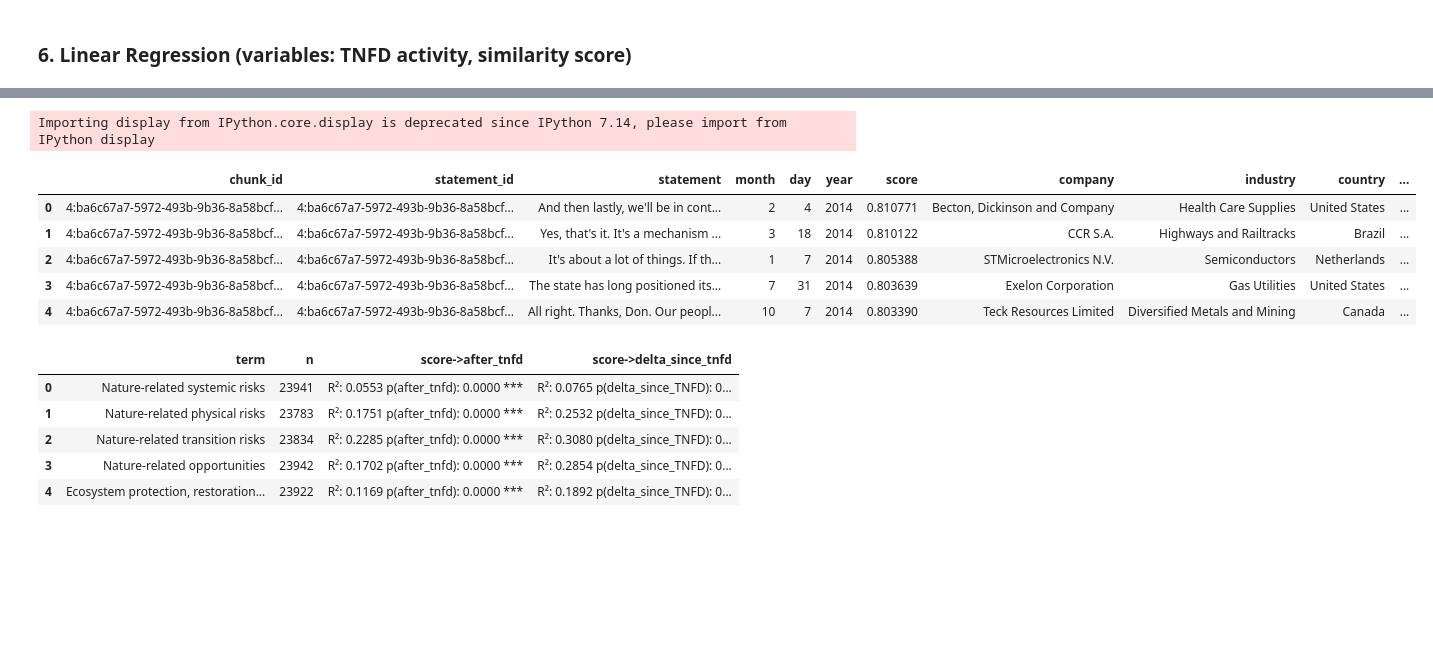
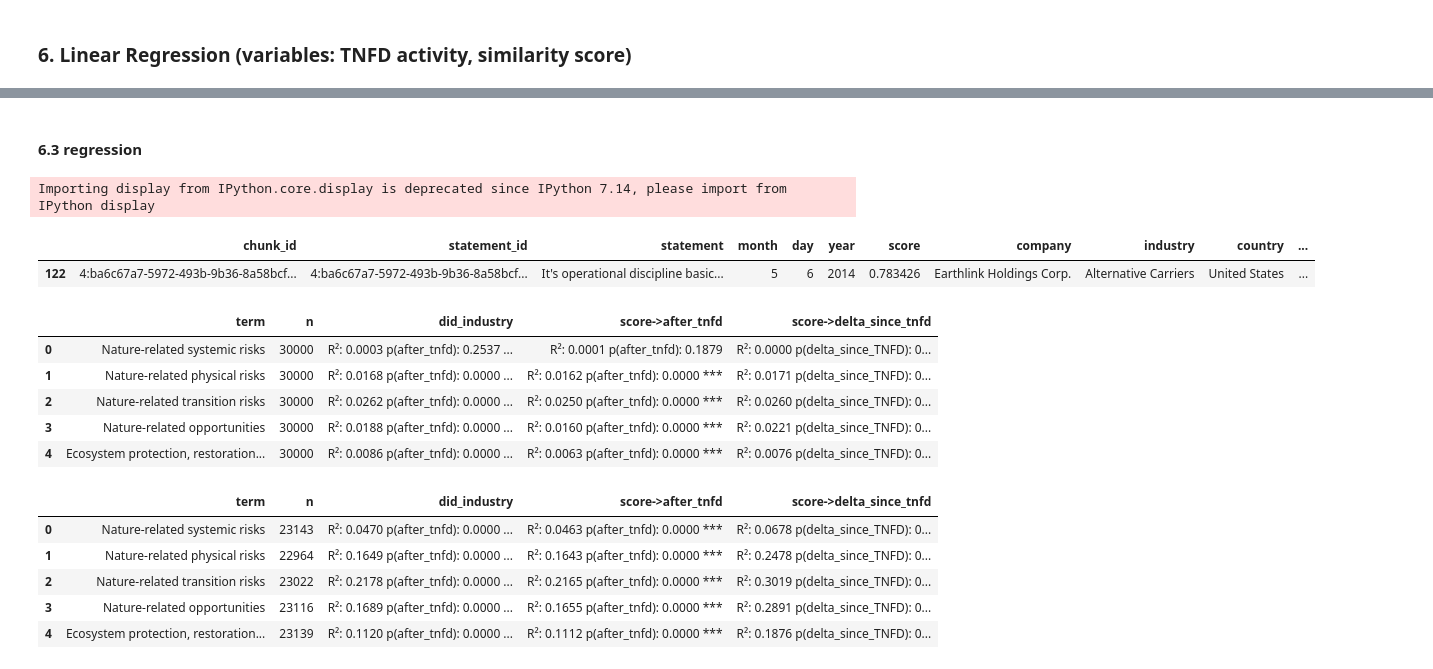
Before and after one commit to jkammering97/neo4j_repository, a Jupyter notebook: biodiversity_term_analysis.ipynb, the cells around one changed output, grey strips where cells are left out. Cells and saved outputs as stored; diff of their text form; code cells hidden in the pictures; blank space fills up the shorter version.

Commit message:
industry classifications

```diff
--- a/biodiversity_term_analysis.ipynb
+++ b/biodiversity_term_analysis.ipynb
@@ -1136,0 +1262,16 @@ boxplot_terms_over_time(year_bin_matches_nature_related,terms)
+# %%
+# Create a new column for binned years (grouping in 2-year intervals)
+year_bin_matches_nature_related["year_binned"] = (year_bin_matches_nature_related["year"] // 2) * 2
+
+# Compute the mean and IQR (Q1, Q3) for each term by binned year
+summary = (
+    year_bin_matches_nature_related
+    .groupby(['term', 'year_binned'])['score']
+    .describe(percentiles=[0.25, 0.75])[['mean', '25%', '75%']]
+    .rename(columns={'25%': 'Q1', '75%': 'Q3'}))
+
+# Format each row into a compact string: "Mean: value | IQR: [Q1 - Q3]"
+summary_formatted = summary.apply(lambda row: f"{row['mean']:.3f} ({round(row['Q3'] - row['Q1'],3)})", axis=1)
+
+# Pivot table: Terms as rows, Binned Years as columns
+summary_pivot = summary_formatted.unstack(level='year_binned')
@@ -1151,3 +1322,10 @@ year_bin_matches_nature_related.head()
 # %%
 impact_classifications = pd.read_json("/Users/joey/Desktop/uni/Master/neo4j_repository/data/industry_classifications_with_counts.json")
-year_bin_matches_nature_related['tnfd_primary_secondary_impact'] = year_bin_matches_nature_related['industry'].isin(impact_classifications[impact_classifications['nature_dependency']=='Primary'|'Secondary']).astype(int)
+
+# Filter for industries with 'Primary' or 'Secondary' nature dependency
+relevant_industries = impact_classifications[
+    impact_classifications['nature_dependency'].isin(['Primary'])#, 'Secondary'])
+]['industry']
+
+# Create binary column based on whether industry is in the relevant set
+year_bin_matches_nature_related['tnfd_primary_secondary_impact'] = year_bin_matches_nature_related['industry'].isin(relevant_industries).astype(int)
@@ -1175,3 +1341,5 @@ data_nature_related_opportunities['did_term_industry'] = (data_nature_related_op
+# %%
+year_bin_matches_nature_related['did_term_industry'] = (year_bin_matches_nature_related['after_tnfd'] * year_bin_matches_nature_related['tnfd_primary_secondary_impact'])
 # %%
 terms = data_nature_related_opportunities['term'].unique().tolist()
 # %%
@@ -1185,10 +1353,10 @@ def trim_outliers_iqr(group):
     return group[(group >= lower_bound) & (group <= upper_bound)]
 
 # Apply IQR trimming per term & year
-year_bin_matches_nature_related['score_trimmed'] = year_bin_matches_nature_related.groupby(['term', 'year'])['score'].transform(lambda x: trim_outliers_iqr(x))
+year_bin_matches_nature_related_inception_phase['score_trimmed'] = year_bin_matches_nature_related_inception_phase.groupby(['term', 'year'])['score'].transform(lambda x: trim_outliers_iqr(x))
 
 # Remove rows where 'score_trimmed' is NaN (i.e., outliers removed)
-year_bin_matches_nature_related.dropna(subset=['score_trimmed'], inplace=True)
+year_bin_matches_nature_related_inception_phase.dropna(subset=['score_trimmed'], inplace=True)
 
 # Display results
-print(year_bin_matches_nature_related.head())
+print(year_bin_matches_nature_related_inception_phase.head())
@@ -1204,5 +1363,7 @@ matches_nature_related.head()
 # %%
 year_bin_matches_nature_related.dropna(inplace=True)
+# %% [markdown]
+#### 6.3 regression
 # %%
 import numpy as np
 import pandas as pd
@@ -1346,22 +1504,27 @@ Importing display from IPython.core.display is deprecated since IPython 7.14, pl
 # %%
 df_risks_opportunities = pd.read_csv("/Users/joey/Desktop/uni/Master/neo4j_repository/data/chunks_w_nature_related_risks_opportunities.csv",sep=";")
 # %%
-year_bin_matches_nature_related.head()
+year_bin_matches_nature_related.head(1)
 # %% [output]
 |  | chunk_id | statement_id | statement | month | day | year | score | company | industry | country | ... |
-| 0 | 4:ba6c67a7-5972-493b-9b36-8a58bcf... | 4:ba6c67a7-5972-493b-9b36-8a58bcf... | And then lastly, we'll be in cont... | 2 | 4 | 2014 | 0.810771 | Becton, Dickinson and Company | Health Care Supplies | United States | ... |
-| 1 | 4:ba6c67a7-5972-493b-9b36-8a58bcf... | 4:ba6c67a7-5972-493b-9b36-8a58bcf... | Yes, that's it. It's a mechanism ... | 3 | 18 | 2014 | 0.810122 | CCR S.A. | Highways and Railtracks | Brazil | ... |
-| 2 | 4:ba6c67a7-5972-493b-9b36-8a58bcf... | 4:ba6c67a7-5972-493b-9b36-8a58bcf... | It's about a lot of things. If th... | 1 | 7 | 2014 | 0.805388 | STMicroelectronics N.V. | Semiconductors | Netherlands | ... |
-| 3 | 4:ba6c67a7-5972-493b-9b36-8a58bcf... | 4:ba6c67a7-5972-493b-9b36-8a58bcf... | The state has long positioned its... | 7 | 31 | 2014 | 0.803639 | Exelon Corporation | Gas Utilities | United States | ... |
-| 4 | 4:ba6c67a7-5972-493b-9b36-8a58bcf... | 4:ba6c67a7-5972-493b-9b36-8a58bcf... | All right. Thanks, Don. Our peopl... | 10 | 7 | 2014 | 0.803390 | Teck Resources Limited | Diversified Metals and Mining | Canada | ... |
+| 122 | 4:ba6c67a7-5972-493b-9b36-8a58bcf... | 4:ba6c67a7-5972-493b-9b36-8a58bcf... | It's operational discipline basic... | 5 | 6 | 2014 | 0.783426 | Earthlink Holdings Corp. | Alternative Carriers | United States | ... |
 # %%
-regression_results = fit_and_compute_regression_by_terms(matches_nature_related, terms,with_did=False)
+regression_results = fit_and_compute_regression_by_terms(year_bin_matches_nature_related, terms,with_did=True)
+display(HTML(regression_results.to_html(escape=False)))
+# %% [output]
+|  | term | n | did_industry | score->after_tnfd | score->delta_since_tnfd |
+| 0 | Nature-related systemic risks | 30000 | R²: 0.0003 p(after_tnfd): 0.2537 ... | R²: 0.0001 p(after_tnfd): 0.1879 | R²: 0.0000 p(delta_since_TNFD): 0... |
+| 1 | Nature-related physical risks | 30000 | R²: 0.0168 p(after_tnfd): 0.0000 ... | R²: 0.0162 p(after_tnfd): 0.0000 *** | R²: 0.0171 p(delta_since_TNFD): 0... |
+| 2 | Nature-related transition risks | 30000 | R²: 0.0262 p(after_tnfd): 0.0000 ... | R²: 0.0250 p(after_tnfd): 0.0000 *** | R²: 0.0260 p(delta_since_TNFD): 0... |
+| 3 | Nature-related opportunities | 30000 | R²: 0.0188 p(after_tnfd): 0.0000 ... | R²: 0.0160 p(after_tnfd): 0.0000 *** | R²: 0.0221 p(delta_since_TNFD): 0... |
+| 4 | Ecosystem protection, restoration... | 30000 | R²: 0.0086 p(after_tnfd): 0.0000 ... | R²: 0.0063 p(after_tnfd): 0.0000 *** | R²: 0.0076 p(delta_since_TNFD): 0... |
 # %%
+regression_results = fit_and_compute_regression_by_terms(year_bin_matches_nature_related_inception_phase, terms,with_did=True)
 display(HTML(regression_results.to_html(escape=False)))
 # %% [output]
-|  | term | n | score->after_tnfd | score->delta_since_tnfd |
-| 0 | Nature-related systemic risks | 23941 | R²: 0.0553 p(after_tnfd): 0.0000 *** | R²: 0.0765 p(delta_since_TNFD): 0... |
-| 1 | Nature-related physical risks | 23783 | R²: 0.1751 p(after_tnfd): 0.0000 *** | R²: 0.2532 p(delta_since_TNFD): 0... |
-| 2 | Nature-related transition risks | 23834 | R²: 0.2285 p(after_tnfd): 0.0000 *** | R²: 0.3080 p(delta_since_TNFD): 0... |
-| 3 | Nature-related opportunities | 23942 | R²: 0.1702 p(after_tnfd): 0.0000 *** | R²: 0.2854 p(delta_since_TNFD): 0... |
-| 4 | Ecosystem protection, restoration... | 23922 | R²: 0.1169 p(after_tnfd): 0.0000 *** | R²: 0.1892 p(delta_since_TNFD): 0... |
+|  | term | n | did_industry | score->after_tnfd | score->delta_since_tnfd |
+| 0 | Nature-related systemic risks | 23143 | R²: 0.0470 p(after_tnfd): 0.0000 ... | R²: 0.0463 p(after_tnfd): 0.0000 *** | R²: 0.0678 p(delta_since_TNFD): 0... |
+| 1 | Nature-related physical risks | 22964 | R²: 0.1649 p(after_tnfd): 0.0000 ... | R²: 0.1643 p(after_tnfd): 0.0000 *** | R²: 0.2478 p(delta_since_TNFD): 0... |
+| 2 | Nature-related transition risks | 23022 | R²: 0.2178 p(after_tnfd): 0.0000 ... | R²: 0.2165 p(after_tnfd): 0.0000 *** | R²: 0.3019 p(delta_since_TNFD): 0... |
+| 3 | Nature-related opportunities | 23116 | R²: 0.1689 p(after_tnfd): 0.0000 ... | R²: 0.1655 p(after_tnfd): 0.0000 *** | R²: 0.2891 p(delta_since_TNFD): 0... |
+| 4 | Ecosystem protection, restoration... | 23139 | R²: 0.1120 p(after_tnfd): 0.0000 ... | R²: 0.1112 p(after_tnfd): 0.0000 *** | R²: 0.1876 p(delta_since_TNFD): 0... |
```
Also changed, not shown: parts of 58 cells of this notebook.
